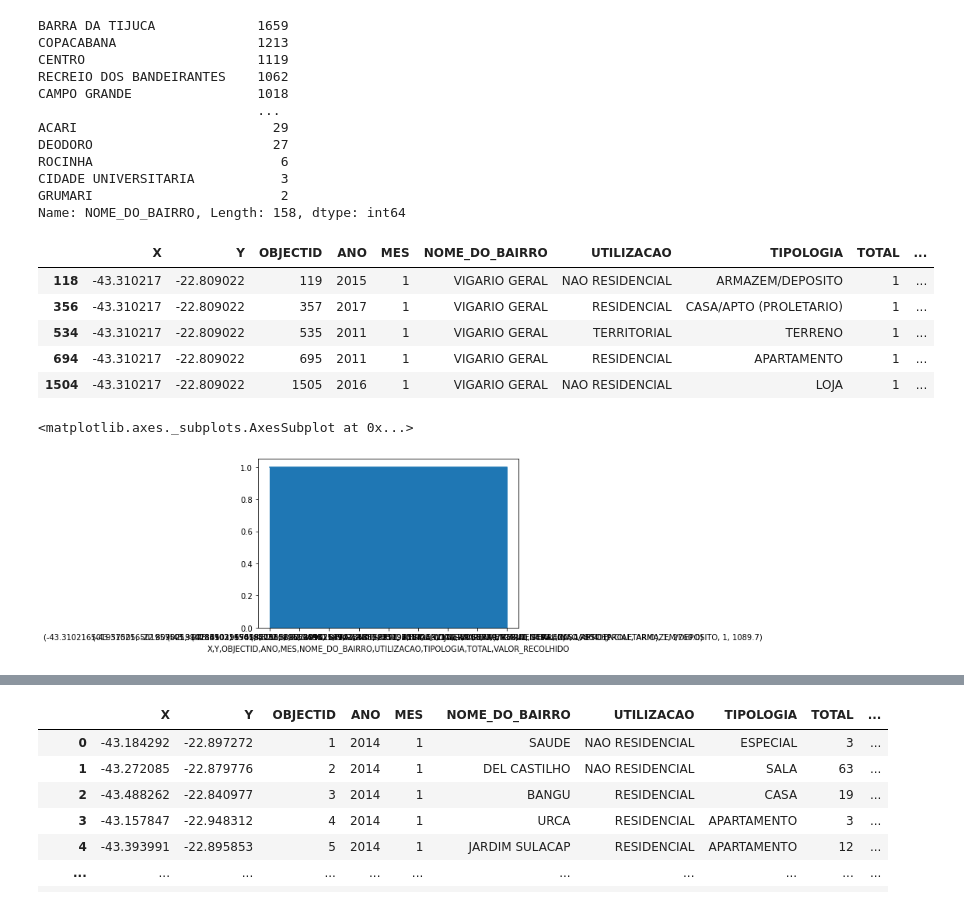
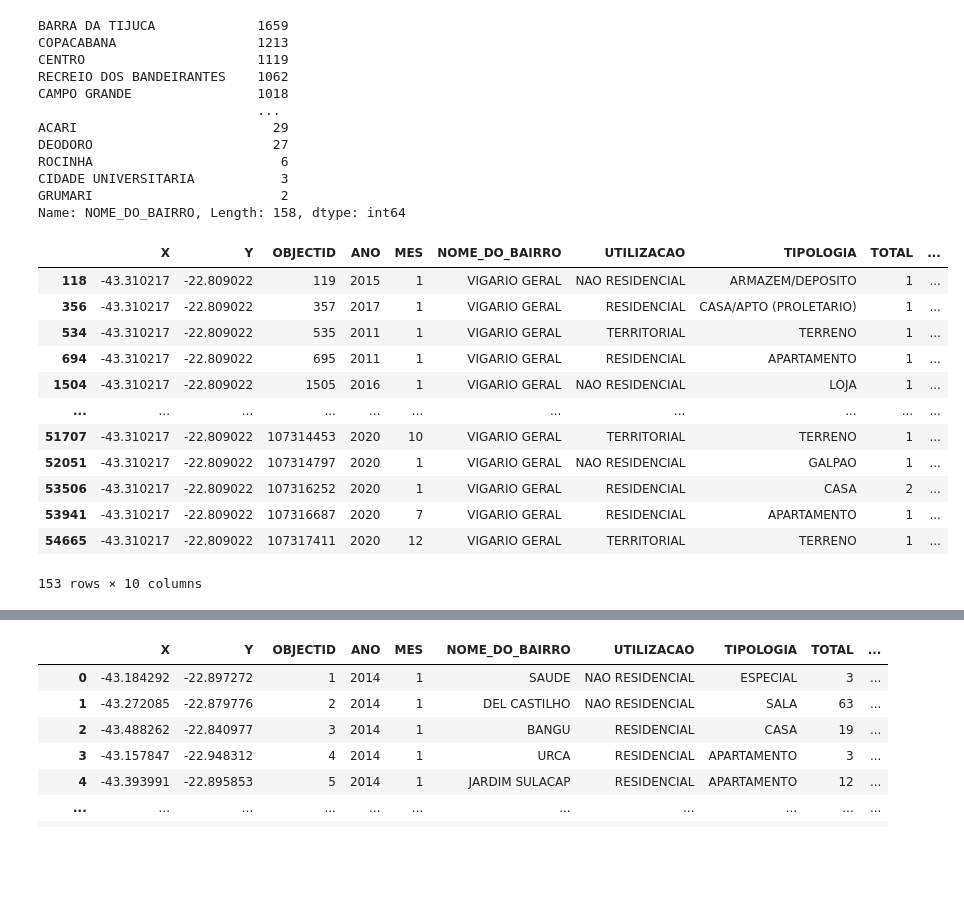
Before and after one commit to V1L3La/Learning-An-lise-de-Dados-em-Python, a Jupyter notebook: Transações_Imobiliárias_RJ_Análise_de_Dados_em_Python_Aula_01.ipynb, the cells around one changed output, grey strips where cells are left out. Drawn from its saved outputs; the diff is of its cells as text; code cells hidden in the pictures; blank space fills up the shorter version.

```diff
--- a/Transações_Imobiliárias_RJ_Análise_de_Dados_em_Python_Aula_01.ipynb
+++ b/Transações_Imobiliárias_RJ_Análise_de_Dados_em_Python_Aula_01.ipynb
@@ -87,17 +122,19 @@ CIDADE UNIVERSITARIA           3
 GRUMARI                        2
 Name: NOME_DO_BAIRRO, Length: 158, dtype: int64
 # %%
-Pesquisa_VIG = df.query('VALOR_RECOLHIDO < 3000.00 & NOME_DO_BAIRRO =="VIGARIO GERAL"').head()
+Pesquisa_VIG = df.query('VALOR_RECOLHIDO < 3000.00 & NOME_DO_BAIRRO =="VIGARIO GERAL"')
 Pesquisa_VIG
 # %% [output]
 |  | X | Y | OBJECTID | ANO | MES | NOME_DO_BAIRRO | UTILIZACAO | TIPOLOGIA | TOTAL | ... |
 | 118 | -43.310217 | -22.809022 | 119 | 2015 | 1 | VIGARIO GERAL | NAO RESIDENCIAL | ARMAZEM/DEPOSITO | 1 | ... |
 | 356 | -43.310217 | -22.809022 | 357 | 2017 | 1 | VIGARIO GERAL | RESIDENCIAL | CASA/APTO (PROLETARIO) | 1 | ... |
 | 534 | -43.310217 | -22.809022 | 535 | 2011 | 1 | VIGARIO GERAL | TERRITORIAL | TERRENO | 1 | ... |
 | 694 | -43.310217 | -22.809022 | 695 | 2011 | 1 | VIGARIO GERAL | RESIDENCIAL | APARTAMENTO | 1 | ... |
 | 1504 | -43.310217 | -22.809022 | 1505 | 2016 | 1 | VIGARIO GERAL | NAO RESIDENCIAL | LOJA | 1 | ... |
+| ... | ... | ... | ... | ... | ... | ... | ... | ... | ... | ... |
+| 51707 | -43.310217 | -22.809022 | 107314453 | 2020 | 10 | VIGARIO GERAL | TERRITORIAL | TERRENO | 1 | ... |
+| 52051 | -43.310217 | -22.809022 | 107314797 | 2020 | 1 | VIGARIO GERAL | NAO RESIDENCIAL | GALPAO | 1 | ... |
+| 53506 | -43.310217 | -22.809022 | 107316252 | 2020 | 1 | VIGARIO GERAL | RESIDENCIAL | CASA | 2 | ... |
+| 53941 | -43.310217 | -22.809022 | 107316687 | 2020 | 7 | VIGARIO GERAL | RESIDENCIAL | APARTAMENTO | 1 | ... |
+| 54665 | -43.310217 | -22.809022 | 107317411 | 2020 | 12 | VIGARIO GERAL | TERRITORIAL | TERRENO | 1 | ... |
+153 rows × 10 columns
-# %%
-Pesquisa_VIG.value_counts().plot.area()
-# %% [output]
-<matplotlib.axes._subplots.AxesSubplot at 0x...>
-[figure, removed]
```
Also changed, not shown: parts of 13 cells of this notebook.
